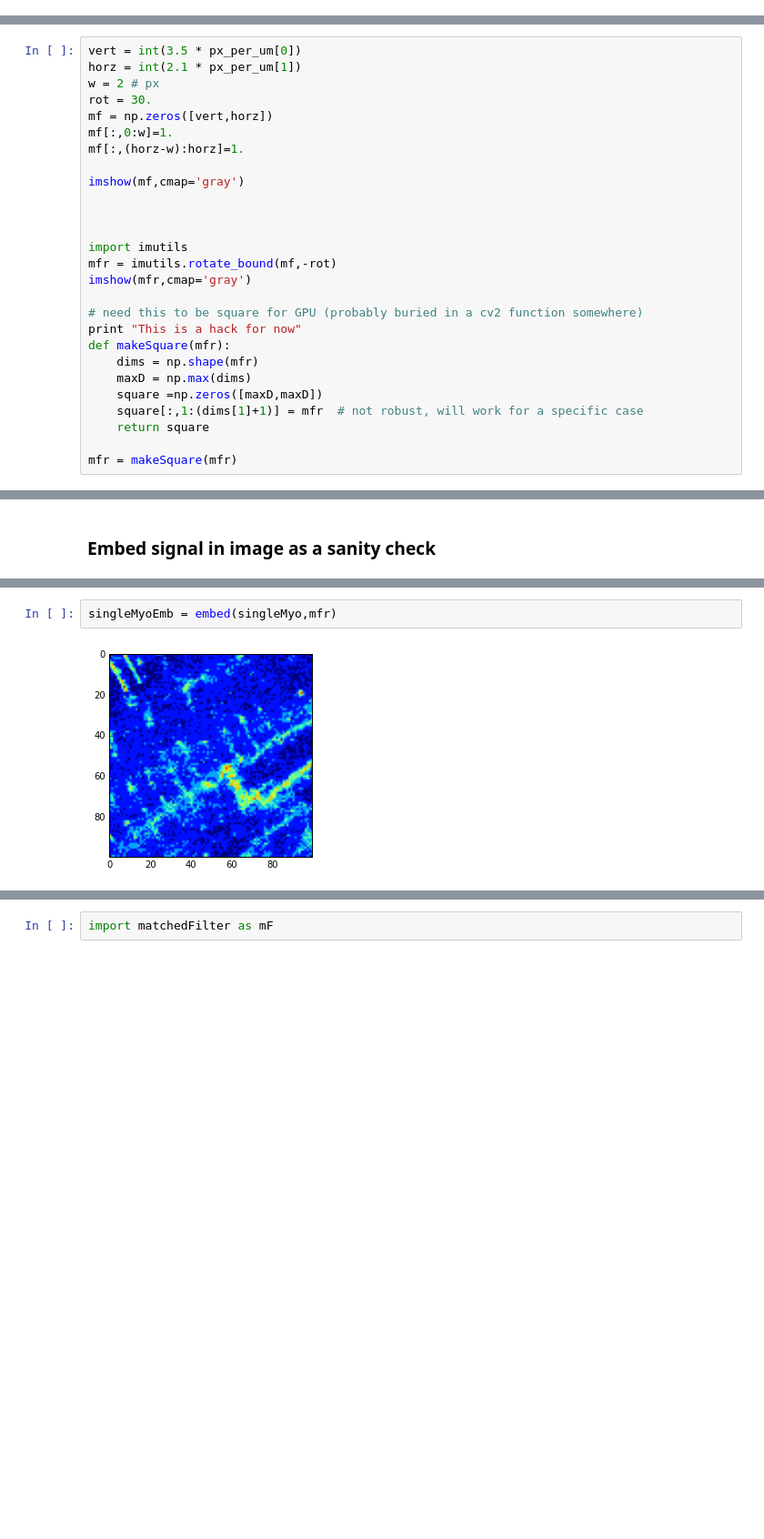
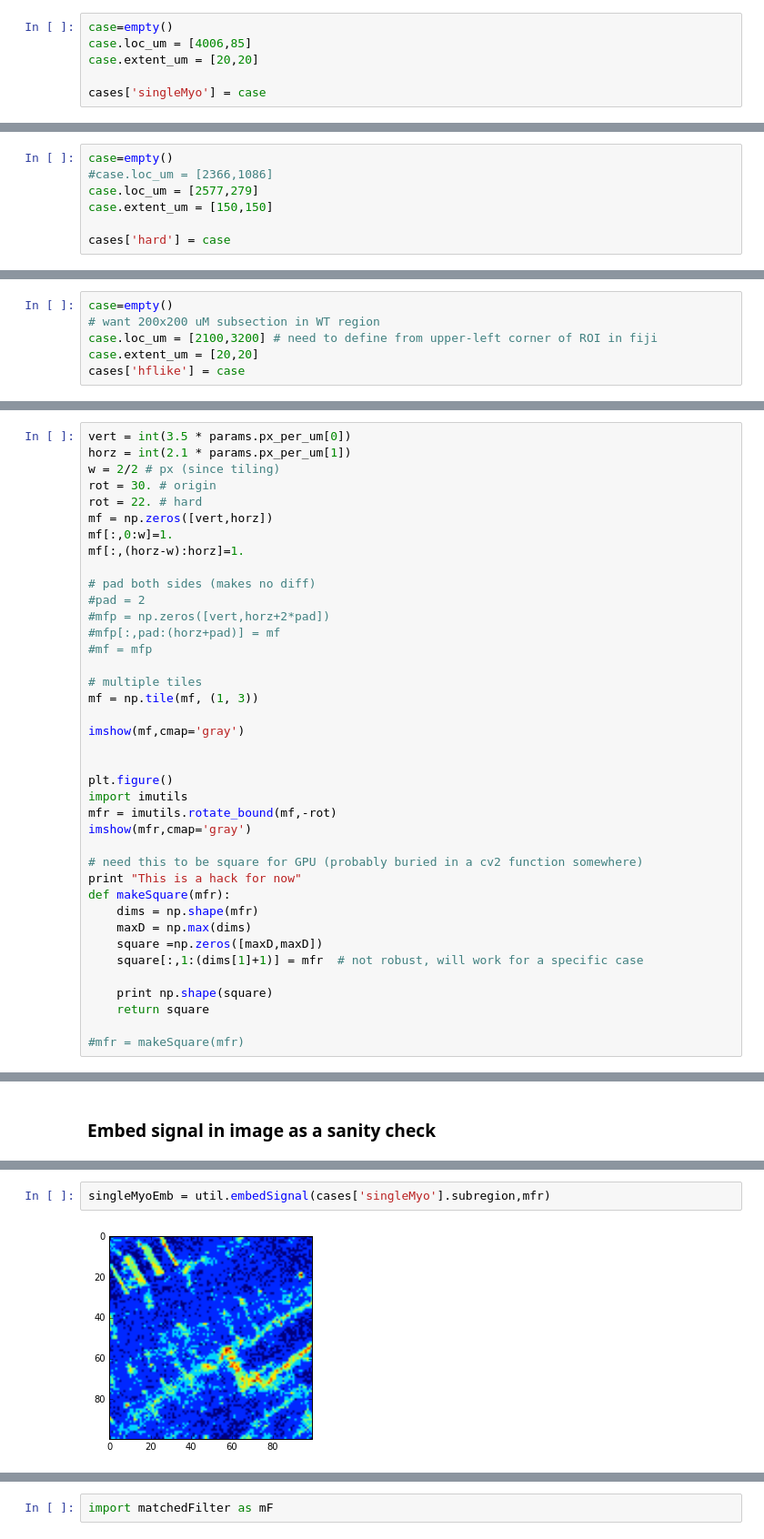
Before and after one commit to huskeypm/gpu_detect, a Jupyter notebook: tissuetests.ipynb, the cells around one changed output, grey strips where cells are left out. Shown at 91% size. Drawn from its saved outputs; the diff is of its cells as text; blank space fills up the shorter version.

```diff
--- a/tissuetests.ipynb
+++ b/tissuetests.ipynb
@@ -28,0 +46,6 @@ print dim
+# %%
+case=empty()
+case.loc_um = [4006,85]
+case.extent_um = [20,20]
+
+cases['singleMyo'] = case
@@ -28,0 +54,7 @@ print dim
+# %%
+case=empty()
+#case.loc_um = [2366,1086]
+case.loc_um = [2577,279]
+case.extent_um = [150,150]
+
+cases['hard'] = case
@@ -28,0 +63,6 @@ print dim
+# %%
+case=empty()
+# want 200x200 uM subsection in WT region
+case.loc_um = [2100,3200] # need to define from upper-left corner of ROI in fiji
+case.extent_um = [20,20]
+cases['hflike'] = case
@@ -76,16 +136,26 @@ imshow(singleMyoMI,cmap='gray')
 # %%
-vert = int(3.5 * px_per_um[0])
-horz = int(2.1 * px_per_um[1])
-w = 2 # px
-rot = 30.
+vert = int(3.5 * params.px_per_um[0])
+horz = int(2.1 * params.px_per_um[1])
+w = 2/2 # px (since tiling)
+rot = 30. # origin
+rot = 22. # hard
 mf = np.zeros([vert,horz])
 mf[:,0:w]=1.
 mf[:,(horz-w):horz]=1.
 
+# pad both sides (makes no diff)
+#pad = 2
+#mfp = np.zeros([vert,horz+2*pad])
+#mfp[:,pad:(horz+pad)] = mf
+#mf = mfp
+
+# multiple tiles
+mf = np.tile(mf, (1, 3))
+
 imshow(mf,cmap='gray')
 
 
-
+plt.figure()
 import imutils
 mfr = imutils.rotate_bound(mf,-rot)
 imshow(mfr,cmap='gray')
@@ -97,8 +167,10 @@ def makeSquare(mfr):
     maxD = np.max(dims)
     square =np.zeros([maxD,maxD])
     square[:,1:(dims[1]+1)] = mfr  # not robust, will work for a specific case
+
+    print np.shape(square)
     return square
 
-mfr = makeSquare(mfr)
+#mfr = makeSquare(mfr)
 # %% [output]
 This is a hack for now
@@ -143,4 +207,4 @@ def embed(img,mf):
 # %%
-singleMyoEmb = embed(singleMyo,mfr)
+singleMyoEmb = util.embedSignal(cases['singleMyo'].subregion,mfr)
 # %% [output]
-[figure, old version]
+[figure, new version]
```
Also changed, not shown: parts of 53 cells of this notebook, 3 other files.
